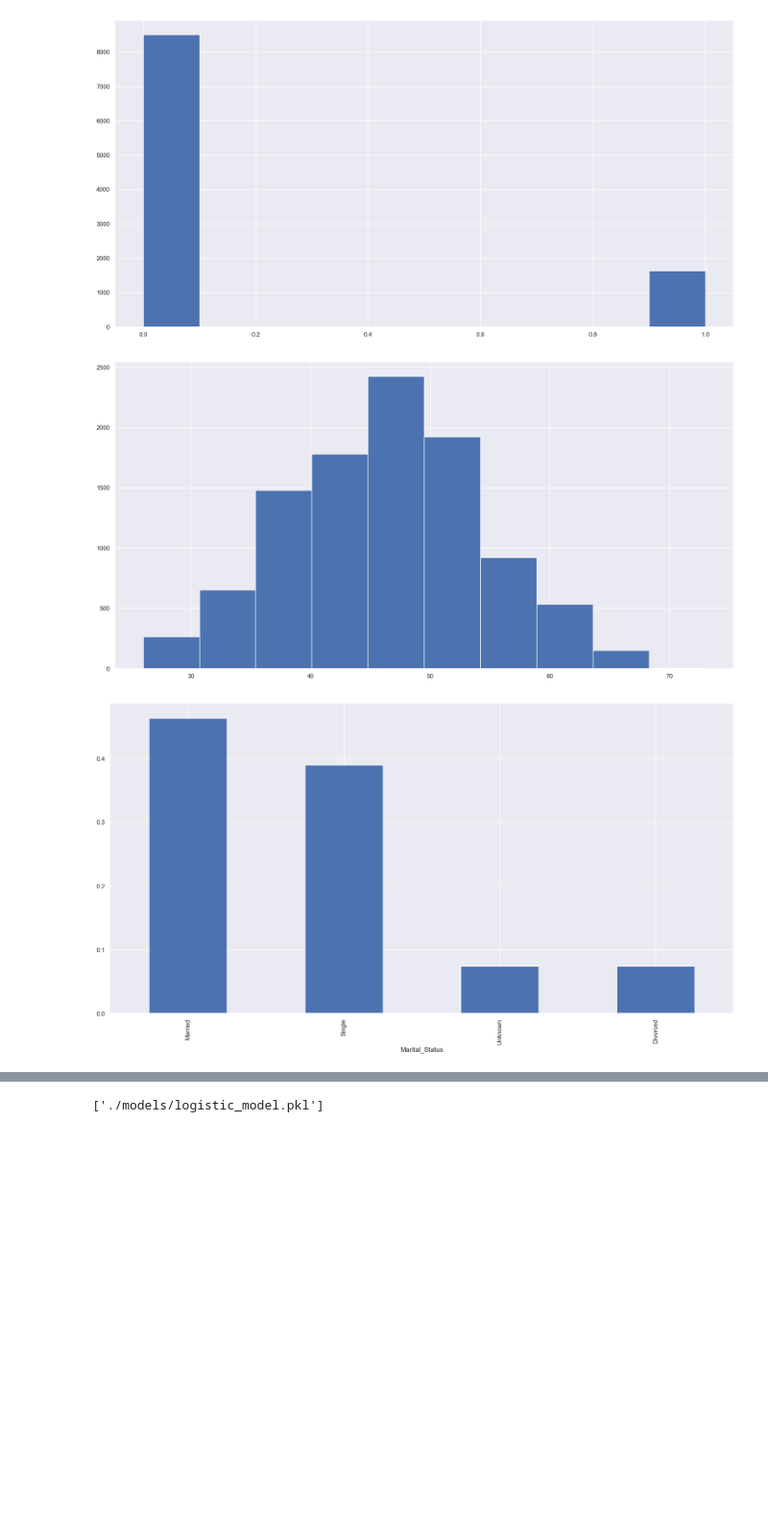
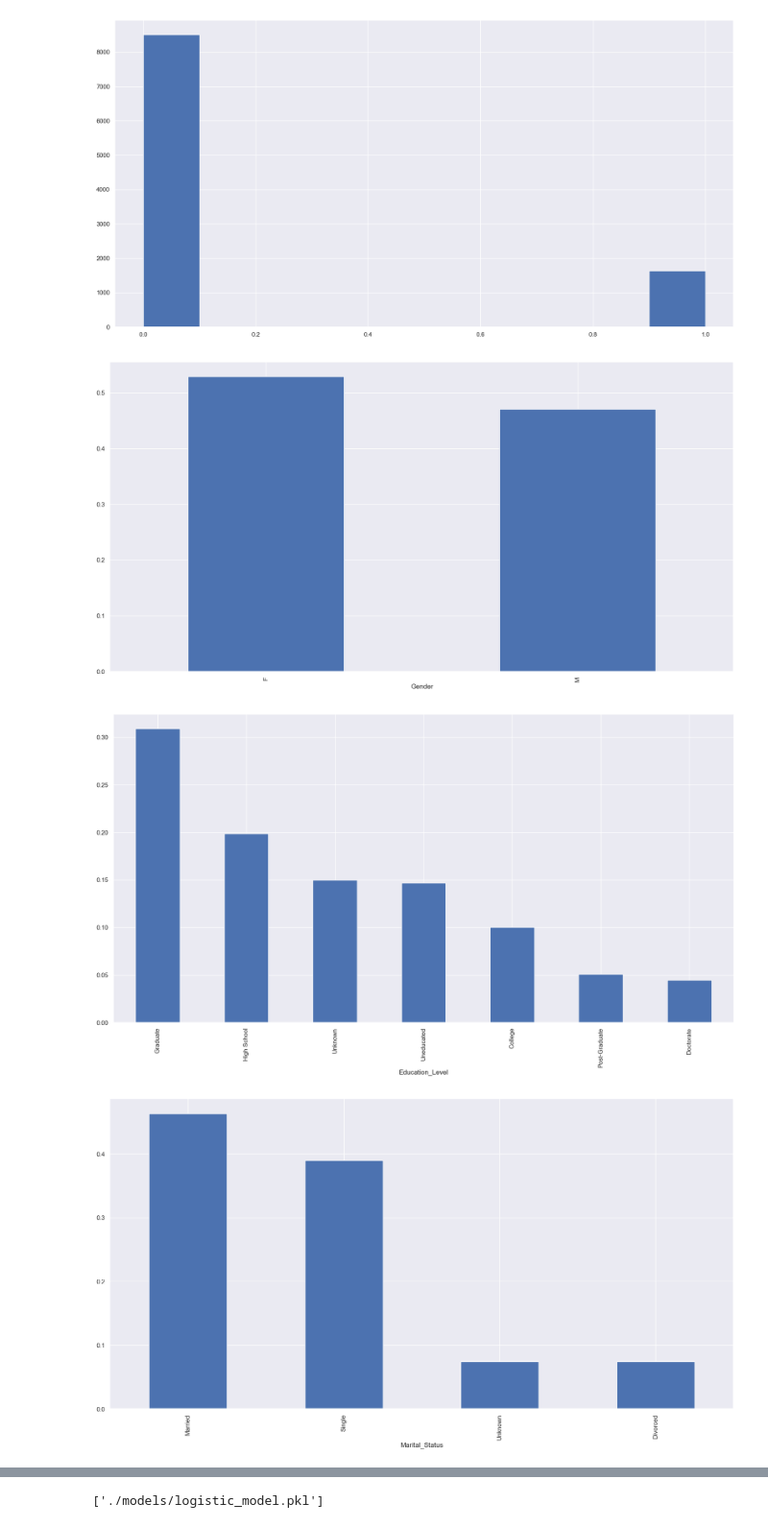
Before and after one commit to GusContini/Customer_Churn_Project, a Jupyter notebook: churn_notebook.ipynb, the cells around one changed output, grey strips where cells are left out. Shown at 96% size. Saved outputs shown, nothing was run; the diff lists cells and outputs as text; code cells hidden in the pictures; blank space fills up the shorter version.

```diff
--- a/churn_notebook.ipynb
+++ b/churn_notebook.ipynb
@@ -18,6 +18,7 @@ from sklearn.metrics import RocCurveDisplay, classification_report
 import os
 os.environ['QT_QPA_PLATFORM']='offscreen'
 # %%
-df = pd.read_csv(r"./data/bank_data.csv")
+df = pd.read_csv(r"./data/bank_data.csv", index_col=0)
+#df.drop('Unnamed: 0', axis=1, inplace=True)
 df.head()
 # %% [output]
@@ -91,0 +88,5 @@ quant_columns = [
+# %%
+df.drop(['CLIENTNUM'], axis=1, inplace=True)
+quant_columns = [col for col in df.columns if df[col].dtype != 'object']
+print(len(quant_columns))
+print(quant_columns)
@@ -92,2 +96,4 @@ quant_columns = [
 # %%
 df['Churn'] = df['Attrition_Flag'].apply(lambda val: 0 if val == "Existing Customer" else 1)
+df.drop(['Attrition_Flag'], axis=1, inplace=True)
+df['Churn'].value_counts()
@@ -93,0 +105,4 @@ df['Churn'] = df['Attrition_Flag'].apply(lambda val: 0 if val == "Existing Custo
+# %%
+cat_columns = [col for col in df.columns if df[col].dtype == 'object']
+print(len(cat_columns))
+print(cat_columns)
@@ -97,12 +116,11 @@ df['Churn'].hist();
 # %% [output]
 [figure]
-# %%
-plt.figure(figsize=(20,10))
-df['Customer_Age'].hist();
-# %% [output]
-[figure, removed]
 # %%
-plt.figure(figsize=(20,10))
-df.Marital_Status.value_counts('normalize').plot(kind='bar');
+for col in cat_columns:
+    plt.figure(figsize=(20,10))
+    df[col].value_counts('normalize').plot(kind='bar')
+    plt.savefig(f'./images/eda/{col}_distribution')
 # %% [output]
-[figure, old version]
+[figure, new version]
+[figure, added]
+[figure, added]
```
Also changed, not shown: parts of 26 cells of this notebook, 30 other files.
